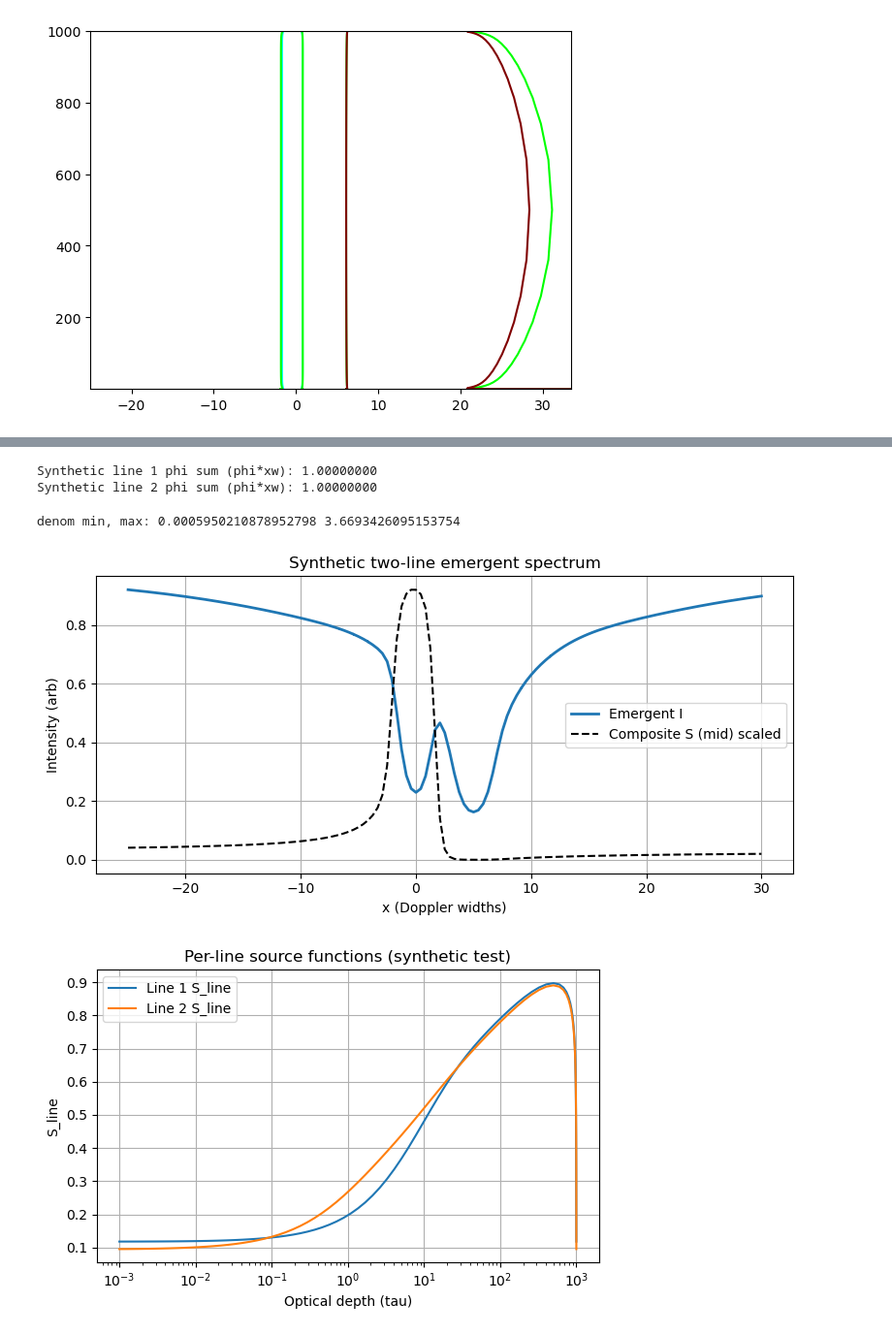
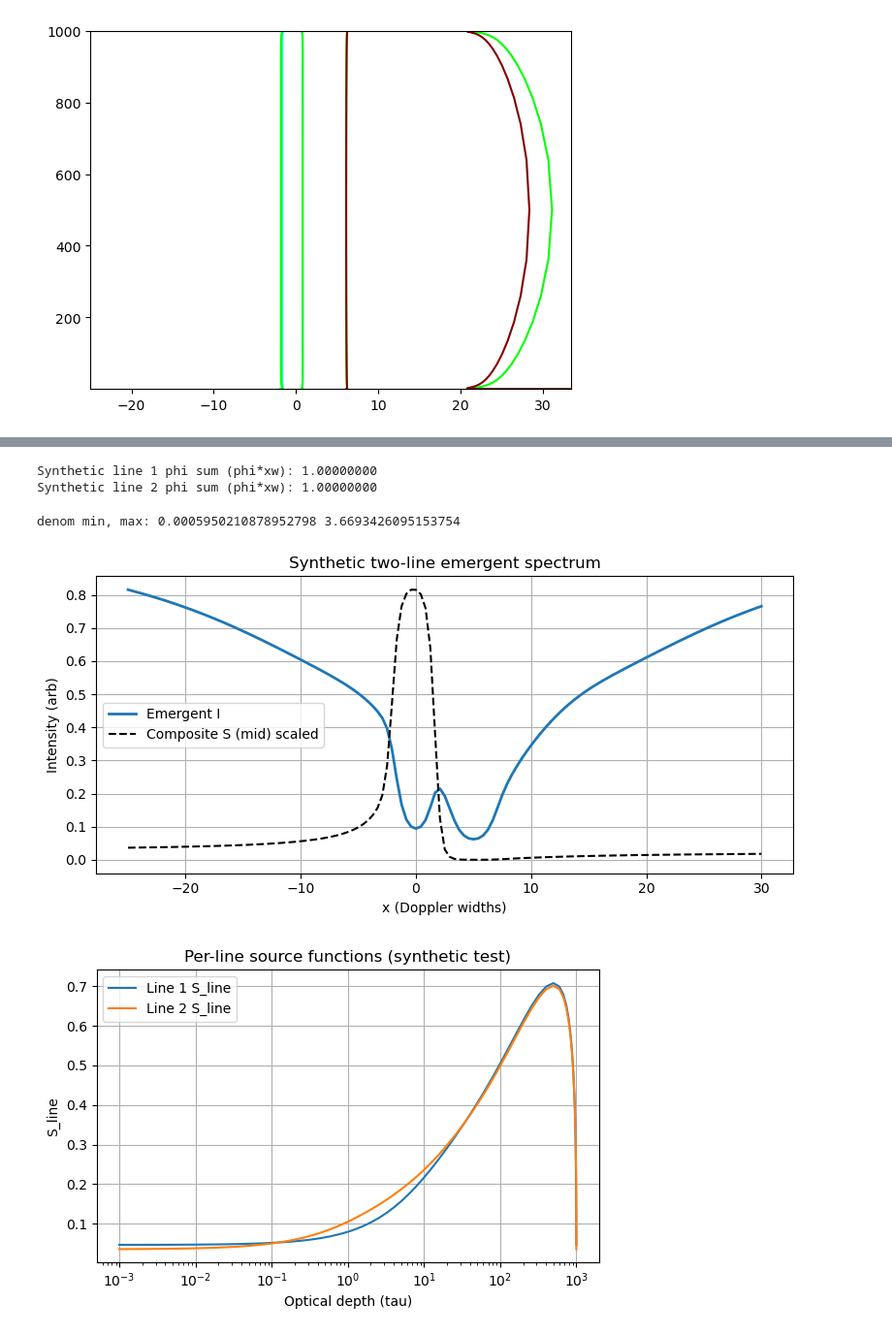
Before and after one commit to ivanzmilic/2lvl_nlte, a Jupyter notebook: slab_experiments/Two_comp.ipynb, the cells around one changed output, grey strips where cells are left out. Shown at 97% size. Saved outputs shown, nothing was run; the diff lists cells and outputs as text; code cells hidden in the pictures.

```diff
--- a/slab_experiments/Two_comp.ipynb
+++ b/slab_experiments/Two_comp.ipynb
@@ -560,8 +560,8 @@ fig.show()
 [figure]
 # %%
 ND = 81
-tau_max = 1e1
-epsilon = np.ones(ND) * 5e-4
+tau_max = 1e3
+epsilon = np.ones(ND) * 1e-2
 B = np.ones(ND) * 1.0
 H = 80000.0 # Height of the slab above the solar surface in kilometers
 slab = v2.Slab(ND, tau_max, epsilon, B, H)
@@ -569,7 +569,7 @@ slab = v2.Slab(ND, tau_max, epsilon, B, H)
 # And lines
 line1 = v2.Slab.Line(81, line_center=0.0, a=0.1, k=1.0, slab_in=slab)  # Example line, we will need to pass the slab instance to the line
 line2 = v2.Slab.Line(81, line_center=3.2, a=0.2, k=8.0, slab_in=slab)  # Another example line
-line3 = v2.Slab.Line(81, line_center=8.5, a= 0.5, k=12.0, slab_in=slab)
+line3 = v2.Slab.Line(81, line_center=8.5, a= 0.5, k=4.3, slab_in=slab)
 # %%
 lines = [line1, line2, line3]
 
@@ -727,9 +727,9 @@ import SLab_linev2 as v2
 
 ND = 121
 tau_max = 1e3
-epsilon = np.ones(ND) * 1e-2
+epsilon = np.ones(ND) * 1e-3
 B = np.ones(ND) * 1.0
-H = 1e5
+H = 1e6
 
 slab_test = v2.Slab(ND, tau_max, epsilon, B, H)
 # Two narrow lines centered at -2 and +2 Doppler widths
@@ -773,35 +773,35 @@ print('denom min, max:', np.min(denom), np.max(denom))
 plt.figure(figsize=(8,4))
 plt.plot(x, I_emergent, lw=2, label='Emergent I')
 mid = ND // 2
 comp_mid = S_nu[mid, :]
 comp_scaled = (comp_mid - np.min(comp_mid)) / (np.max(comp_mid) - np.min(comp_mid) + 1e-30)
 plt.plot(x, comp_scaled * np.max(I_emergent), '--k', lw=1.5, label='Composite S (mid) scaled')
 plt.xlabel('x (Doppler widths)')
 plt.ylabel('Intensity (arb)')
 plt.title('Synthetic two-line emergent spectrum')
 plt.legend()
 plt.grid(True)
 plt.tight_layout()
 plt.show()
 
 # Also show per-line S_line vs tau for sanity
 plt.figure(figsize=(6,4))
 for i, Sline in enumerate(S_lines):
     plt.plot(tau, Sline, label=f'Line {i+1} S_line')
 plt.xlabel('Optical depth (tau)')
 plt.ylabel('S_line')
 plt.xscale('log')
 plt.title('Per-line source functions (synthetic test)')
 plt.legend()
 plt.grid(True)
 plt.tight_layout()
 plt.show()
 # %% [output]
 Synthetic line 1 phi sum (phi*xw): 1.00000000
 Synthetic line 2 phi sum (phi*xw): 1.00000000
 denom min, max: 0.0005950210878952798 3.6693426095153754
-[figure, old version]
+[figure, new version]
-[figure, old version]
+[figure, new version]
 # %%
 # Diagnostics: why is there no central minima in emergent intensity?
 # Run this diagnostics cell after the synthetic two-line test (it expects variables from that cell to exist)
```
Also changed, not shown: parts of 4 cells of this notebook, 1 other file.
